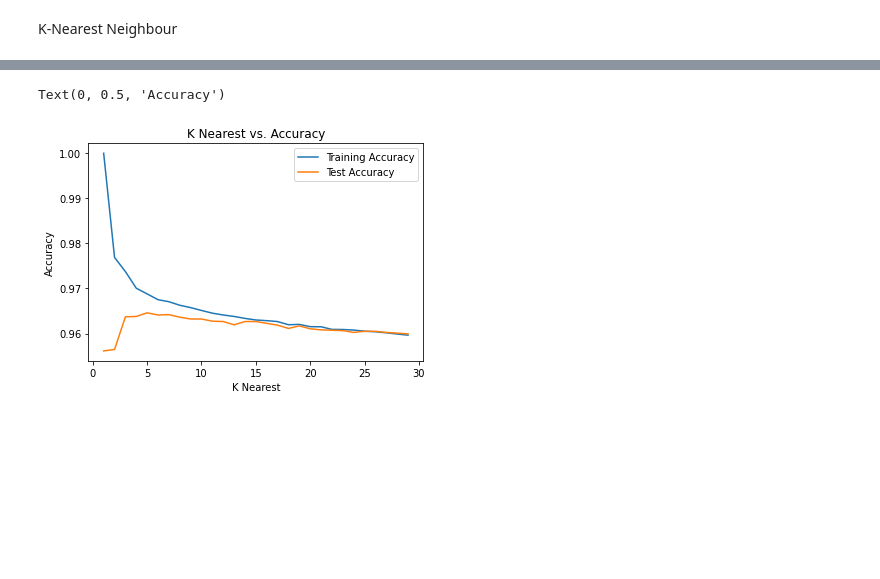
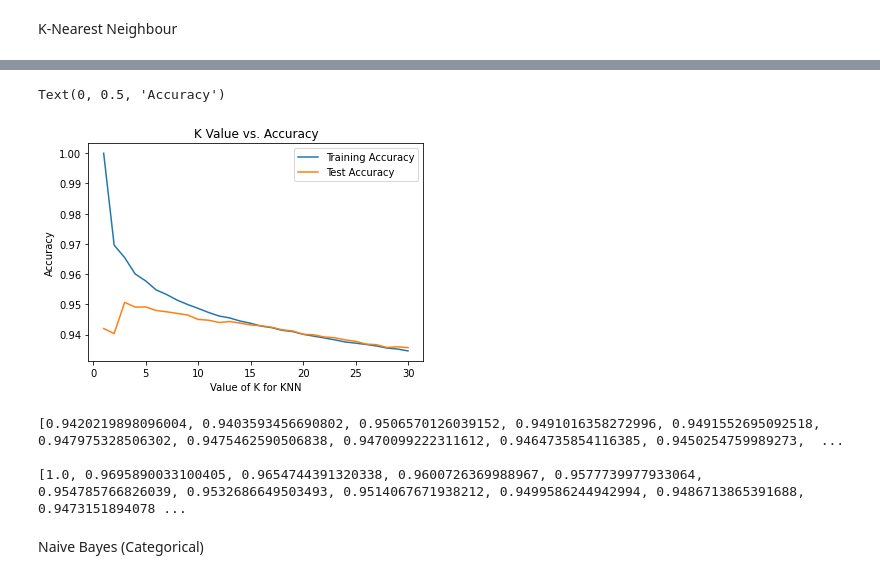
Before and after one commit to Jenil-Vekaria/StellarClassification, a Jupyter notebook: Classification.ipynb, the cells around one changed output, grey strips where cells are left out. Saved outputs shown, nothing was run; the diff lists cells and outputs as text; code cells hidden in the pictures; blank space fills up the shorter version.

```diff
--- a/Classification.ipynb
+++ b/Classification.ipynb
@@ -134,4 +151,4 @@ def split_data(train_size, valid_size, data, label):
 # %%
 # Split the data
-dataTrain, dataValid, dataTest, classTrain, classValid, classTest = split_data(train_size=0.8, valid_size=0.2, data=data, label=classData)
+dataTrain, dataTest, classTrain, classTest = split_data(train_size=0.7, data=data, label=classData)
 # %% [output]
@@ -184,6 +213,6 @@ print(accuracy)
 # %%
 # predicting on validation data
-accuracy = predict(NNModel, dataValid, classValid)
+accuracy = predict(NNModel, dataTest, classTest)
 print(accuracy)
 
 dsp = ConfusionMatrixDisplay.from_estimator(
@@ -203,10 +232,9 @@ plt.show()
 # Test Accuracy vs Iterations
 testAcc = []
 trainAcc = []
-validAcc = []
 
 for iteration in range(100, 1001, 100):
-    NNModel = NeuralNetwork(dataTrain, classTrain, iteration=iteration, hidden_layers=1, layer_size=32)
+    NNModel = NeuralNetwork(dataTrain, classTrain, iteration=iteration, layer_size=32)
 
     # Training Accuracy
     accuracy = predict(NNModel, dataTrain, classTrain)
@@ -216,6 +244,4 @@ for iteration in range(100, 1001, 100):
     accuracy = predict(NNModel, dataTest, classTest)
     testAcc.append(accuracy)
 
-    # Validation Accuracy
-    accuracy = predict(NNModel, dataValid, classValid)
-    validAcc.append(accuracy)
+    print("Iteration ", iteration, "/1000")
@@ -247,7 +285,7 @@ testAcc = []
 trainAcc = []
 validAcc = []
 
-for k in range(1,30):
+for k in range(1,31):
     KNN = KNeighborsClassifier(n_neighbors=k)
     KNN = KNN.fit(dataTrain, classTrain)
 
@@ -259,9 +297,5 @@ for k in range(1,30):
     accuracy = predict(KNN, dataTest, classTest)
     testAcc.append(accuracy)
 
-    # Validation Accuracy
-    accuracy = predict(KNN, dataValid, classValid)
-    validAcc.append(accuracy)
-
     print("Completed ", k, "/30")
 # %% [output]
@@ -301,11 +353,20 @@ weighted avg       0.96      0.96      0.96     12430
 # %%
-k = list(range(1,30))
+k = list(range(1,31))
 
 plt.plot(k,trainAcc,'-',k,testAcc,'-')
 plt.legend(['Training Accuracy','Test Accuracy'])
-plt.title("K Nearest vs. Accuracy")
-plt.xlabel('K Nearest')
+plt.title("K Value vs. Accuracy")
+plt.xlabel('Value of K for KNN')
 plt.ylabel('Accuracy')
 # %% [output]
 Text(0, 0.5, 'Accuracy')
-[figure, old version]
+[figure, new version]
+# %%
+print(testAcc, "\n")
+print(trainAcc)
+# %% [output]
+[0.9420219898096004, 0.9403593456690802, 0.9506570126039152, 0.9491016358272996, 0.9491552695092518, 0.947975328506302, 0.9475462590506838, 0.9470099222311612, 0.9464735854116385, 0.9450254759989273,  ...
+
+[1.0, 0.9695890033100405, 0.9654744391320338, 0.9600726369988967, 0.9577739977933064, 0.954785766826039, 0.9532686649503493, 0.9514067671938212, 0.9499586244942994, 0.9486713865391688, 0.9473151894078 ...
+# %% [markdown]
+Naive Bayes (Categorical)
```
Also changed, not shown: parts of 31 cells of this notebook, 4 other files.
